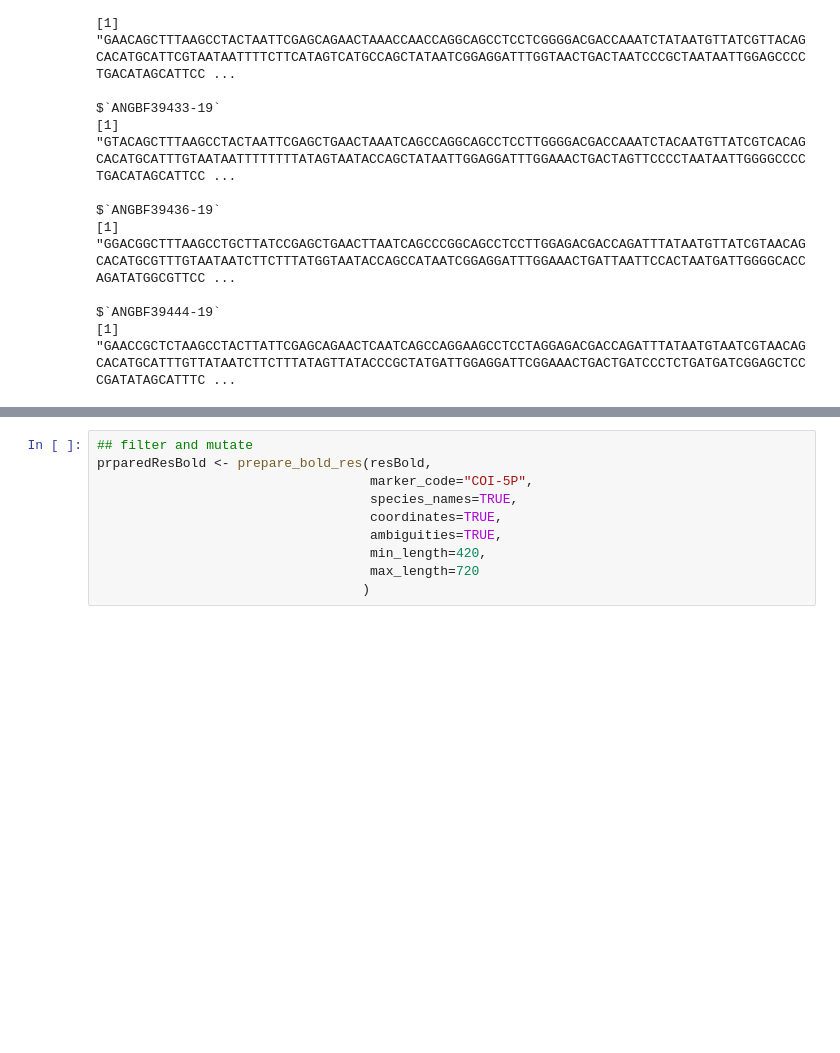
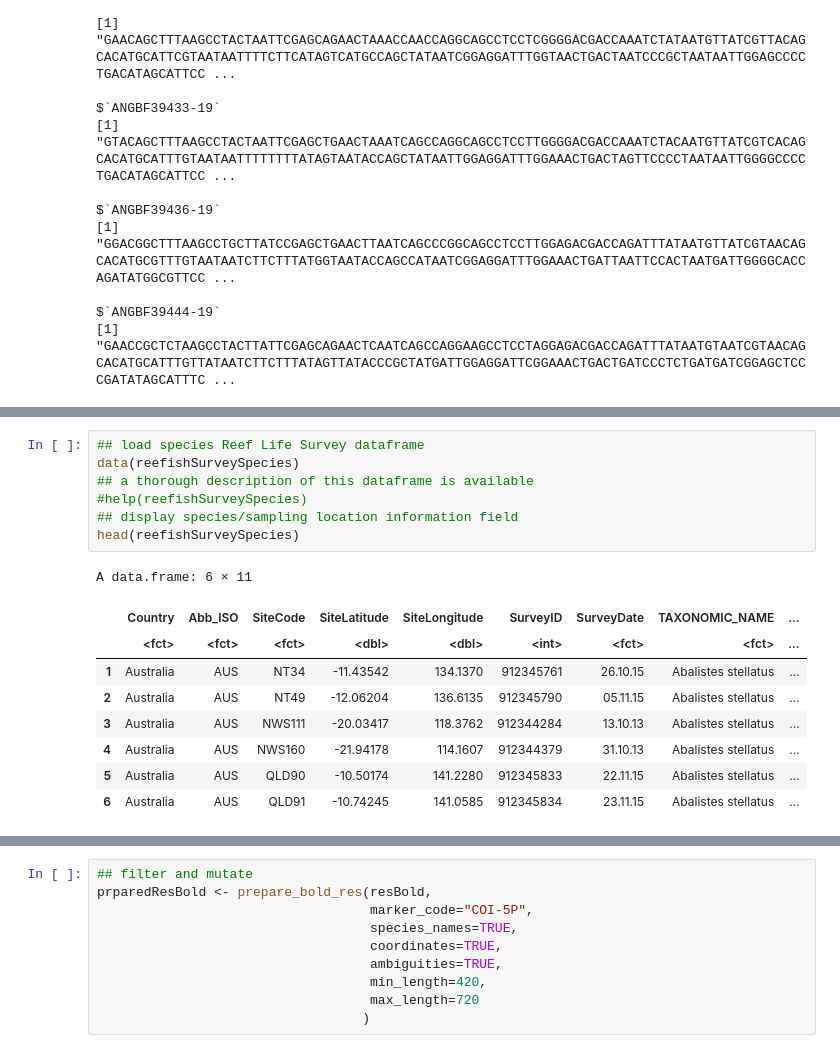
Before and after one commit to Grelot/notebook_geogendiv, a Jupyter notebook: reeflifestudy_geogendiv.ipynb, the cells around one changed output, grey strips where cells are left out. Drawn from its saved outputs; the diff is of its cells as text; blank space fills up the shorter version.

```diff
--- a/reeflifestudy_geogendiv.ipynb
+++ b/reeflifestudy_geogendiv.ipynb
@@ -85,0 +163,17 @@ $`ANGBF39444-19`
+# %%
+## load species Reef Life Survey dataframe
+data(reefishSurveySpecies)
+## a thorough description of this dataframe is available
+#help(reefishSurveySpecies)
+## display species/sampling location information field
+head(reefishSurveySpecies)
+# %% [output]
+A data.frame: 6 × 11
+|  | Country | Abb_ISO | SiteCode | SiteLatitude | SiteLongitude | SurveyID | SurveyDate | TAXONOMIC_NAME | ... |
+|  | <fct> | <fct> | <fct> | <dbl> | <dbl> | <int> | <fct> | <fct> | ... |
+| 1 | Australia | AUS | NT34 | -11.43542 | 134.1370 | 912345761 | 26.10.15 | Abalistes stellatus | ... |
+| 2 | Australia | AUS | NT49 | -12.06204 | 136.6135 | 912345790 | 05.11.15 | Abalistes stellatus | ... |
+| 3 | Australia | AUS | NWS111 | -20.03417 | 118.3762 | 912344284 | 13.10.13 | Abalistes stellatus | ... |
+| 4 | Australia | AUS | NWS160 | -21.94178 | 114.1607 | 912344379 | 31.10.13 | Abalistes stellatus | ... |
+| 5 | Australia | AUS | QLD90 | -10.50174 | 141.2280 | 912345833 | 22.11.15 | Abalistes stellatus | ... |
+| 6 | Australia | AUS | QLD91 | -10.74245 | 141.0585 | 912345834 | 23.11.15 | Abalistes stellatus | ... |
```
Also changed, not shown: parts of 25 cells of this notebook.
